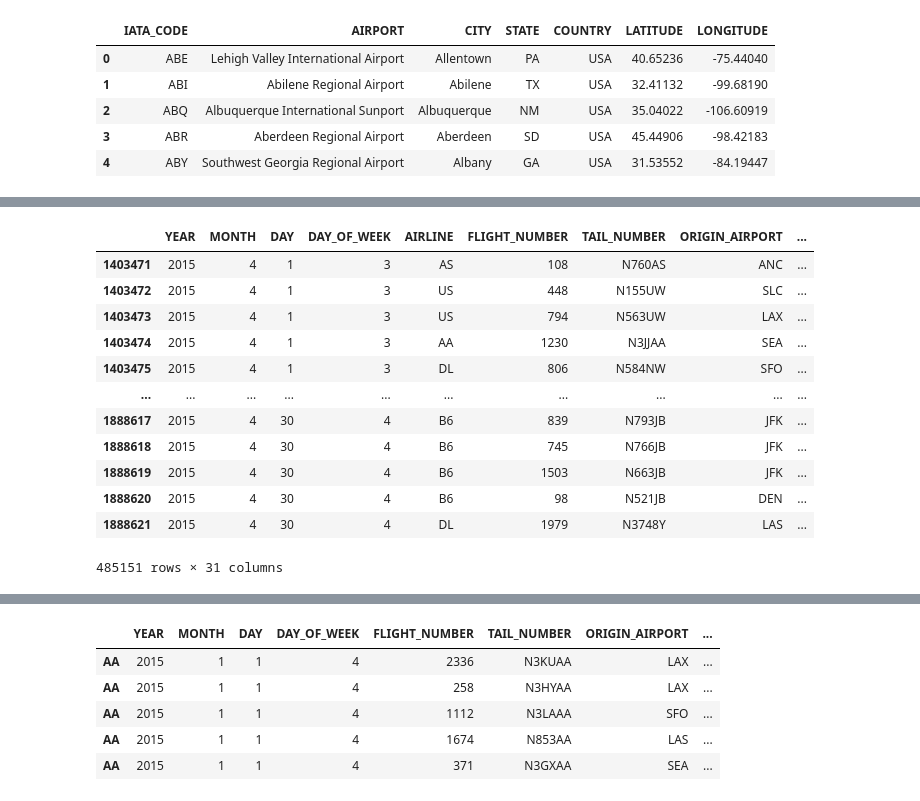
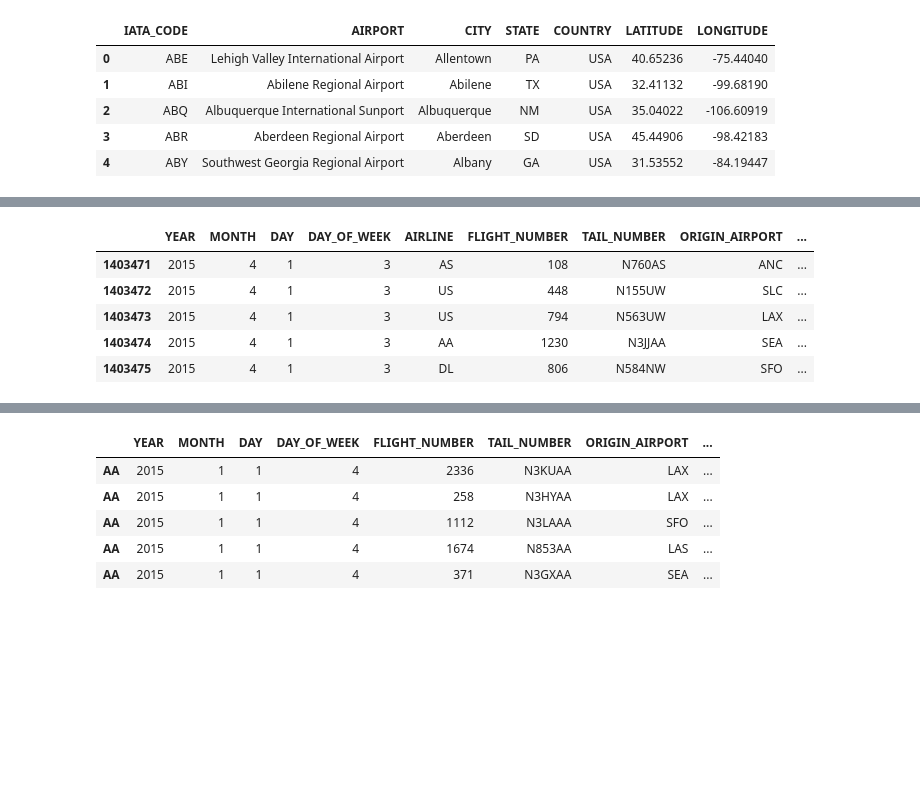
Before and after one commit to EvanMChowdhury/PortfolioProjects, a Jupyter notebook: Pandas_SQL_Flights_Notebook.ipynb, the cells around one changed output, grey strips where cells are left out. Drawn from its saved outputs; the diff is of its cells as text; code cells hidden in the pictures; blank space fills up the shorter version.

```diff
--- a/Pandas_SQL_Flights_Notebook.ipynb
+++ b/Pandas_SQL_Flights_Notebook.ipynb
@@ -50,17 +52,10 @@ flights.describe()
 # %%
-flights.loc[(flights['MONTH'] == 4)]
+flights.loc[(flights['MONTH'] == 4)].head()
 # %% [output]
 |  | YEAR | MONTH | DAY | DAY_OF_WEEK | AIRLINE | FLIGHT_NUMBER | TAIL_NUMBER | ORIGIN_AIRPORT | ... |
 | 1403471 | 2015 | 4 | 1 | 3 | AS | 108 | N760AS | ANC | ... |
 | 1403472 | 2015 | 4 | 1 | 3 | US | 448 | N155UW | SLC | ... |
 | 1403473 | 2015 | 4 | 1 | 3 | US | 794 | N563UW | LAX | ... |
 | 1403474 | 2015 | 4 | 1 | 3 | AA | 1230 | N3JJAA | SEA | ... |
 | 1403475 | 2015 | 4 | 1 | 3 | DL | 806 | N584NW | SFO | ... |
-| ... | ... | ... | ... | ... | ... | ... | ... | ... | ... |
-| 1888617 | 2015 | 4 | 30 | 4 | B6 | 839 | N793JB | JFK | ... |
-| 1888618 | 2015 | 4 | 30 | 4 | B6 | 745 | N766JB | JFK | ... |
-| 1888619 | 2015 | 4 | 30 | 4 | B6 | 1503 | N663JB | JFK | ... |
-| 1888620 | 2015 | 4 | 30 | 4 | B6 | 98 | N521JB | DEN | ... |
-| 1888621 | 2015 | 4 | 30 | 4 | DL | 1979 | N3748Y | LAS | ... |
-485151 rows × 31 columns
 # %%
```
Also changed, not shown: parts of 92 cells of this notebook.
